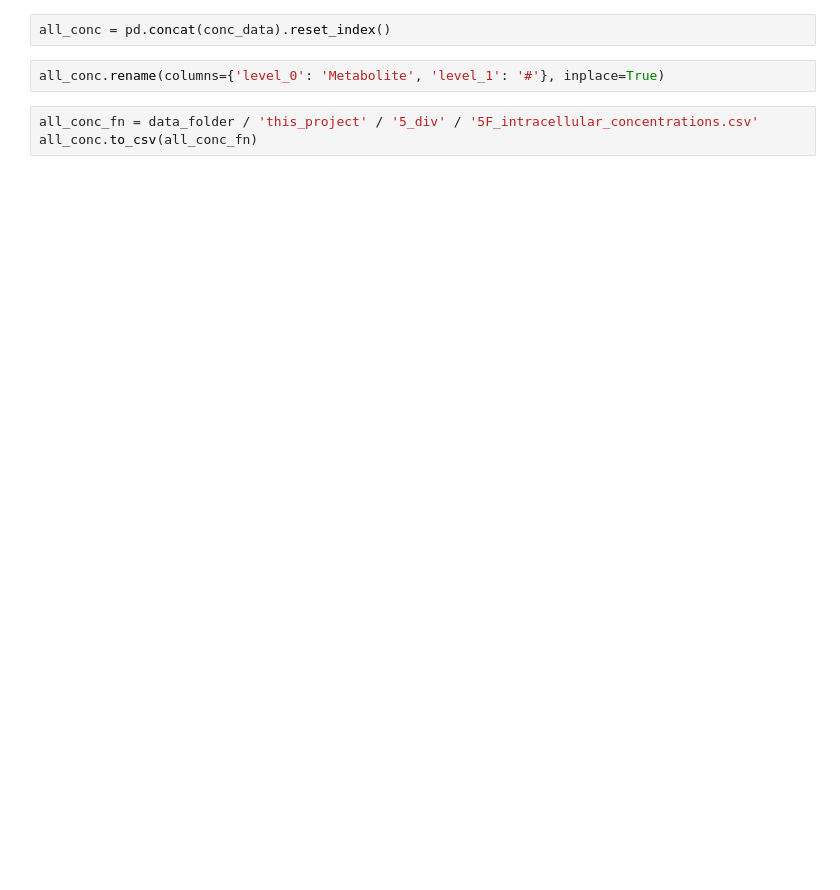
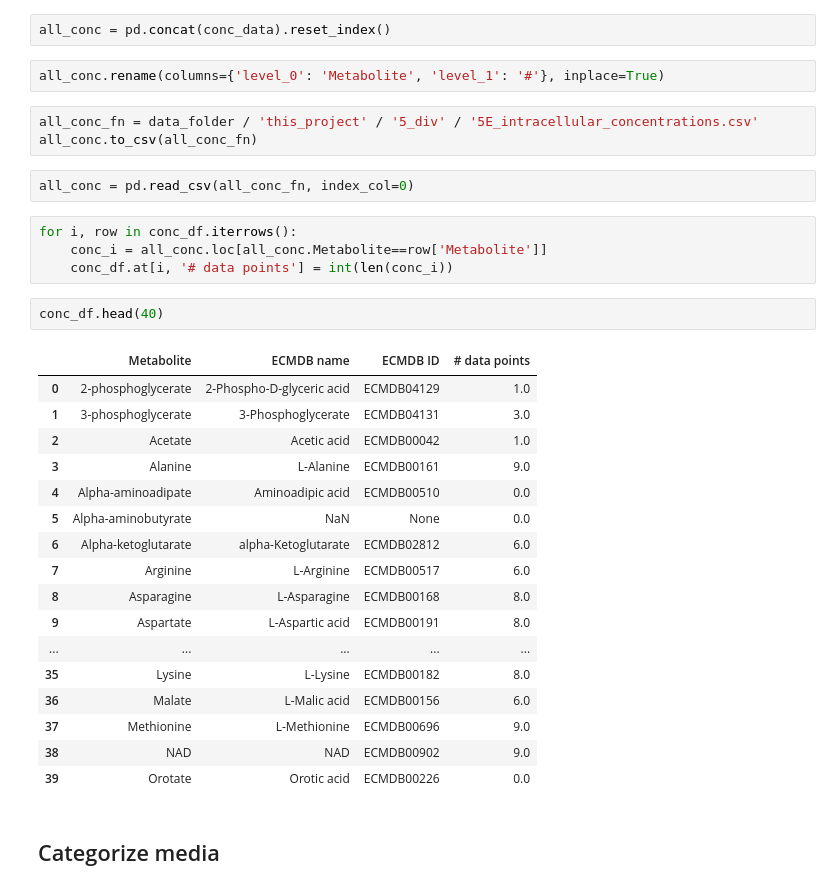
Before and after one commit to sulheim/metabolite-release, a Jupyter notebook: notebooks/9_other/get_intracellular_concentrations.ipynb, the cells around one changed output. Cells and saved outputs as stored; diff of their text form; blank space fills up the shorter version.

```diff
--- a/notebooks/9_other/get_intracellular_concentrations.ipynb
+++ b/notebooks/9_other/get_intracellular_concentrations.ipynb
@@ -103,5 +104,33 @@ all_conc = pd.concat(conc_data).reset_index()
 # %%
 all_conc.rename(columns={'level_0': 'Metabolite', 'level_1': '#'}, inplace=True)
 # %%
-all_conc_fn = data_folder / 'this_project' / '5_div' / '5F_intracellular_concentrations.csv'
+all_conc_fn = data_folder / 'this_project' / '5_div' / '5E_intracellular_concentrations.csv'
 all_conc.to_csv(all_conc_fn)
+# %%
+all_conc = pd.read_csv(all_conc_fn, index_col=0)
+# %%
+for i, row in conc_df.iterrows():
+    conc_i = all_conc.loc[all_conc.Metabolite==row['Metabolite']]
+    conc_df.at[i, '# data points'] = int(len(conc_i))
+# %%
+conc_df.head(40)
+# %% [output]
+|  | Metabolite | ECMDB name | ECMDB ID | # data points |
+| 0 | 2-phosphoglycerate | 2-Phospho-D-glyceric acid | ECMDB04129 | 1.0 |
+| 1 | 3-phosphoglycerate | 3-Phosphoglycerate | ECMDB04131 | 3.0 |
+| 2 | Acetate | Acetic acid | ECMDB00042 | 1.0 |
+| 3 | Alanine | L-Alanine | ECMDB00161 | 9.0 |
+| 4 | Alpha-aminoadipate | Aminoadipic acid | ECMDB00510 | 0.0 |
+| 5 | Alpha-aminobutyrate | NaN | None | 0.0 |
+| 6 | Alpha-ketoglutarate | alpha-Ketoglutarate | ECMDB02812 | 6.0 |
+| 7 | Arginine | L-Arginine | ECMDB00517 | 6.0 |
+| 8 | Asparagine | L-Asparagine | ECMDB00168 | 8.0 |
+| 9 | Aspartate | L-Aspartic acid | ECMDB00191 | 8.0 |
+| ... | ... | ... | ... | ... |
+| 35 | Lysine | L-Lysine | ECMDB00182 | 8.0 |
+| 36 | Malate | L-Malic acid | ECMDB00156 | 6.0 |
+| 37 | Methionine | L-Methionine | ECMDB00696 | 9.0 |
+| 38 | NAD | NAD | ECMDB00902 | 9.0 |
+| 39 | Orotate | Orotic acid | ECMDB00226 | 0.0 |
+# %% [markdown]
+## Categorize media
```
Also changed, not shown: parts of 27 cells of this notebook, 4 other files.
